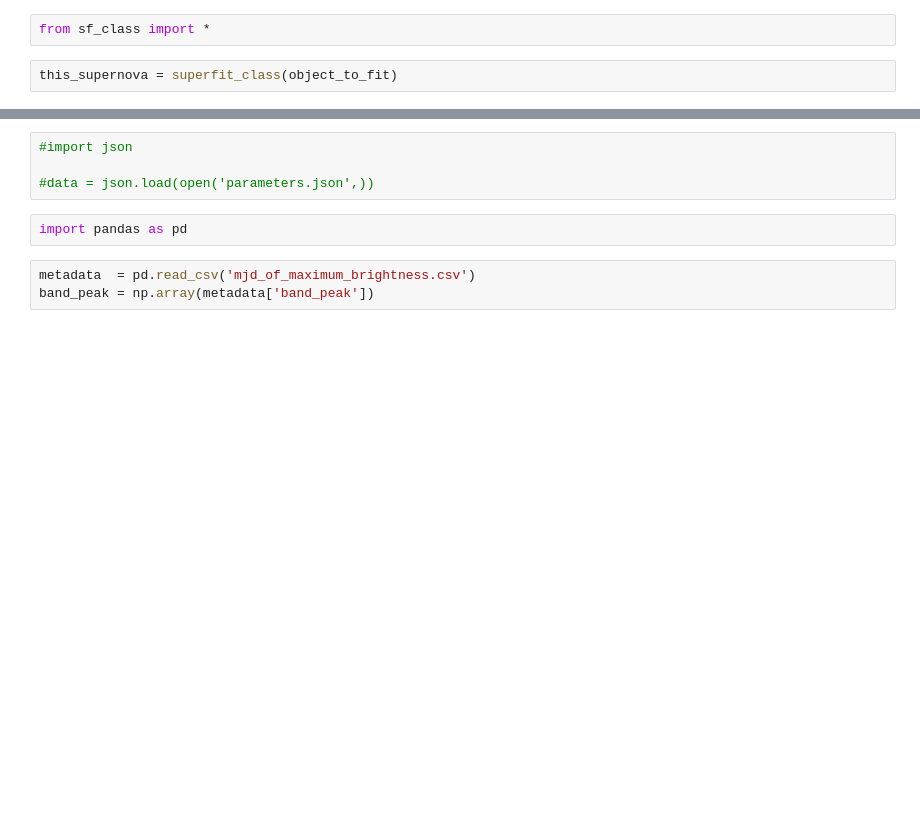
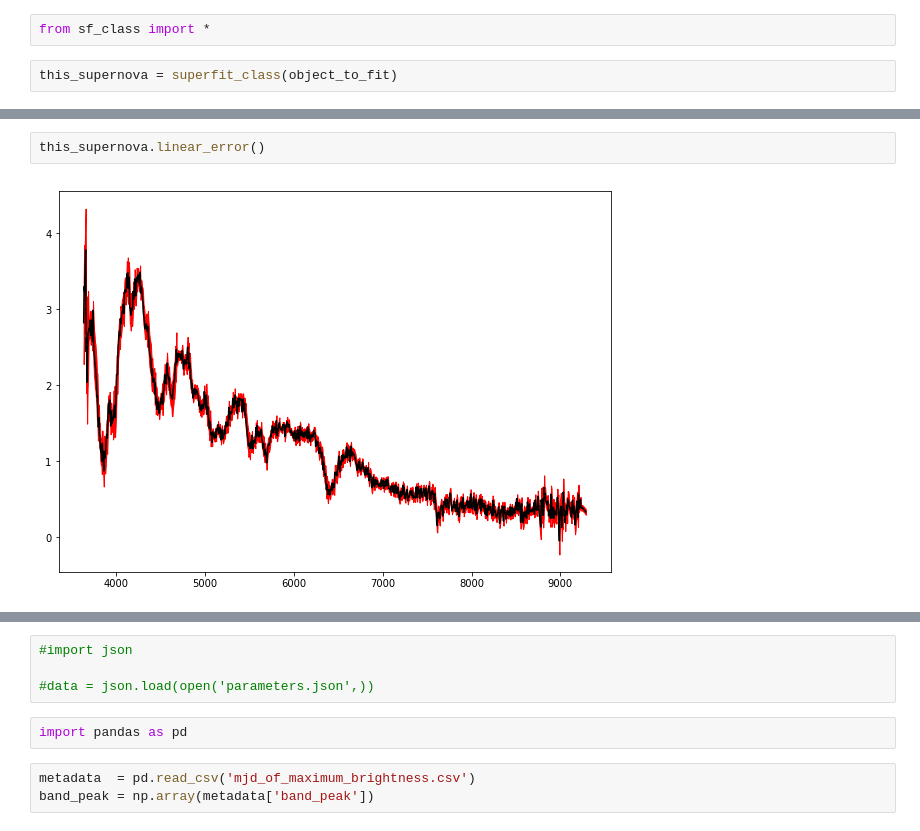
Before and after one commit to oyaron/NGSF, a Jupyter notebook: SF_class.ipynb, the cells around one changed output, grey strips where cells are left out. Saved outputs shown, nothing was run; the diff lists cells and outputs as text; blank space fills up the shorter version.

```diff
--- a/SF_class.ipynb
+++ b/SF_class.ipynb
@@ -13,3 +13,7 @@ object_to_fit
+# %%
+this_supernova.linear_error()
+# %% [output]
+[figure, added]
 # %%
 this_supernova.sg_error()
 # %% [output]
```
Also changed, not shown: parts of 4 cells of this notebook, 1 other file.
